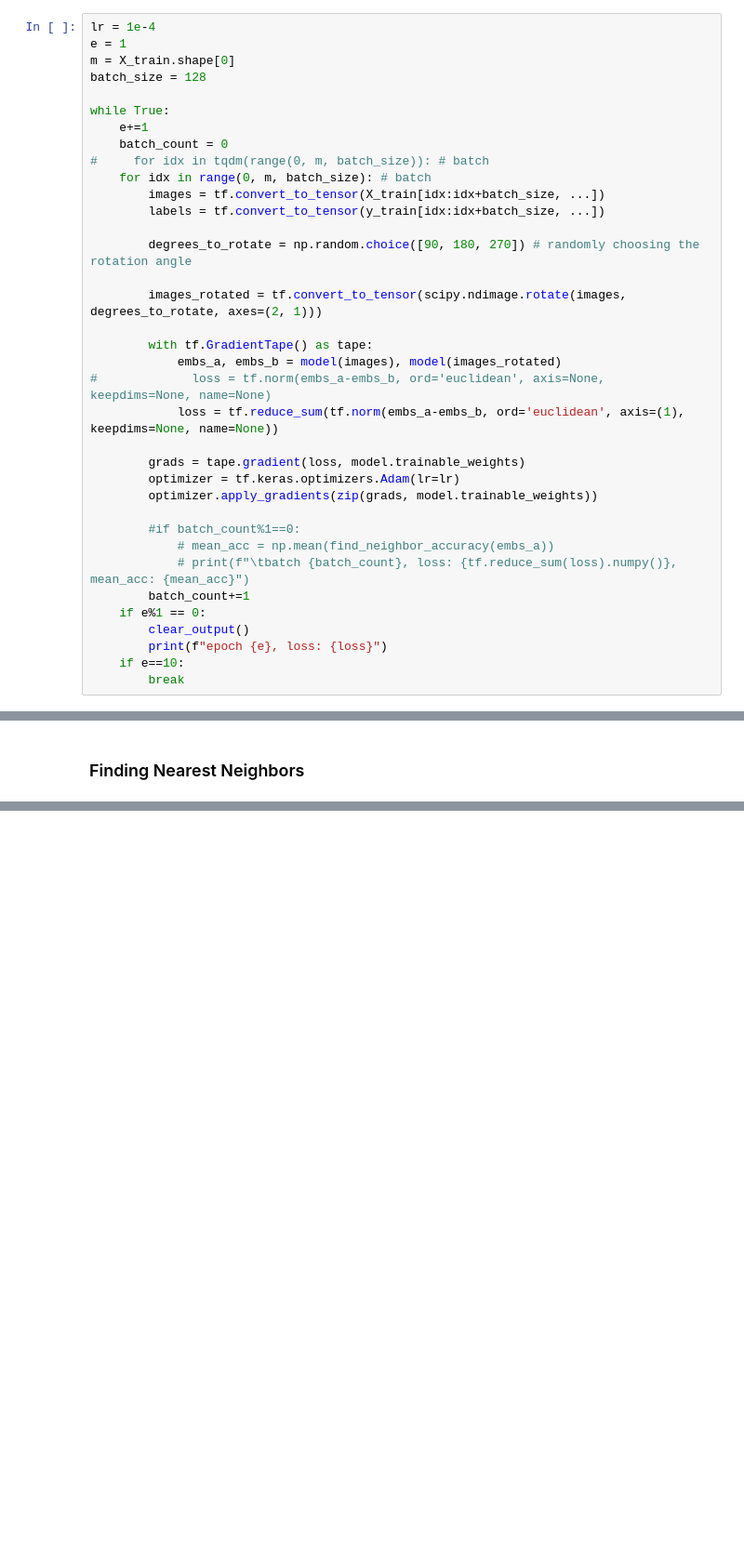
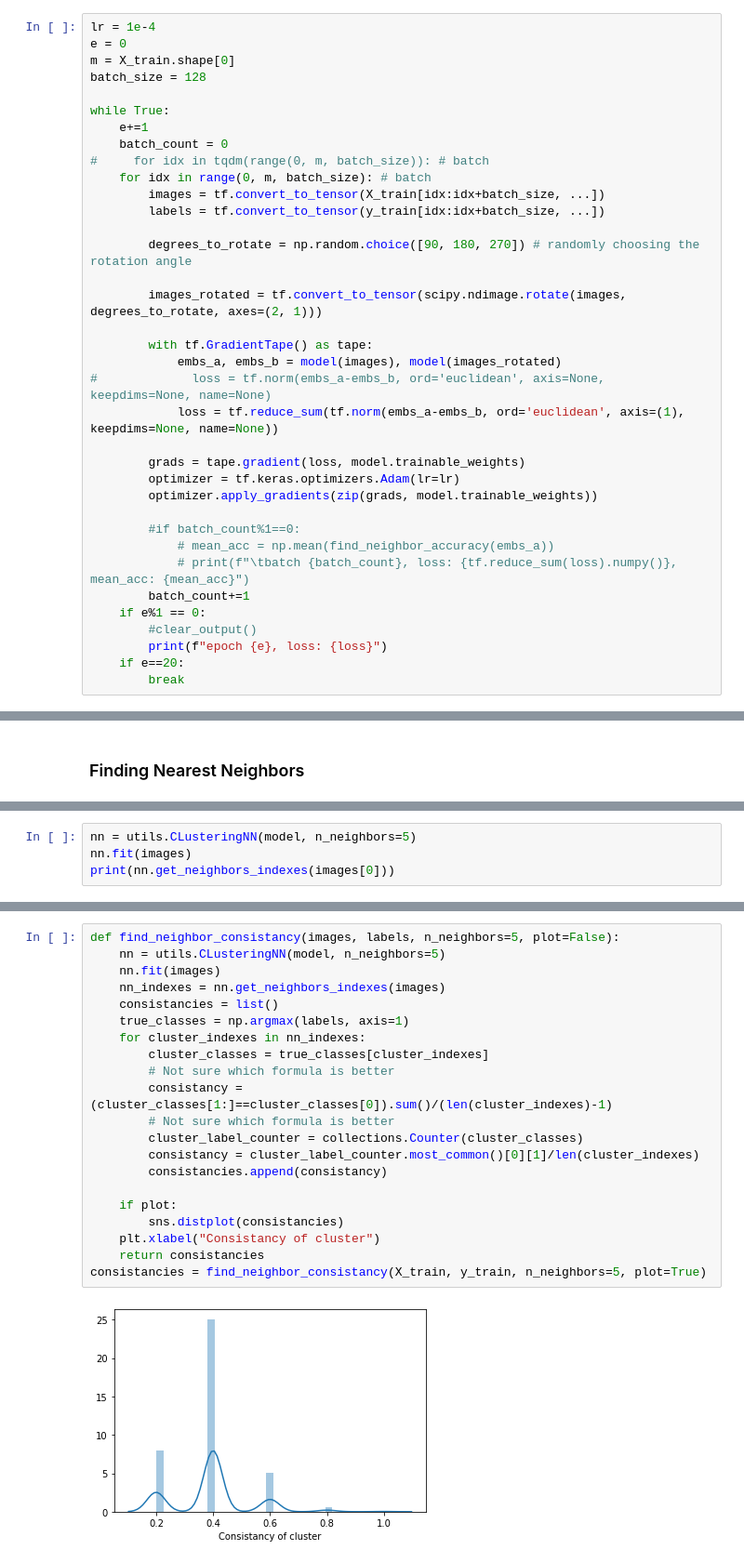
Before and after one commit to ahsanmemon/Unsupervised-Classification-Tensorflow, a Jupyter notebook: CIFAR 100/3 - Resnet 18 Classification with RotNet.ipynb, the cells around one changed output, grey strips where cells are left out. Shown: that part at 93% size. Drawn from its saved outputs; the diff is of its cells as text; blank space fills up the shorter version.

Commit message:
Finish moving backbone to utils and implement nn

```diff
--- a/CIFAR 100/3 - Resnet 18 Classification with RotNet.ipynb
+++ b/CIFAR 100/3 - Resnet 18 Classification with RotNet.ipynb
@@ -79,7 +110,7 @@ model.build(input_shape=(None, img_width, img_height, img_num_channels))
 <h3>Training for minimizing the Rotation Loss</h3>
 # %%
 lr = 1e-4
-e = 1
+e = 0
 m = X_train.shape[0]
 batch_size = 128
 
@@ -109,8 +140,8 @@ while True:
             # print(f"\tbatch {batch_count}, loss: {tf.reduce_sum(loss).numpy()}, mean_acc: {mean_acc}")
         batch_count+=1
     if e%1 == 0:
-        clear_output()
+        #clear_output()
         print(f"epoch {e}, loss: {loss}")
-    if e==10:
+    if e==20:
         break
 # %% [output]
@@ -182,0 +175,4 @@ plt.tight_layout()
+# %%
+nn = utils.CLusteringNN(model, n_neighbors=5)
+nn.fit(images)
+print(nn.get_neighbors_indexes(images[0]))
@@ -182,0 +181,23 @@ plt.tight_layout()
+# %%
+def find_neighbor_consistancy(images, labels, n_neighbors=5, plot=False):
+    nn = utils.CLusteringNN(model, n_neighbors=5)
+    nn.fit(images)
+    nn_indexes = nn.get_neighbors_indexes(images)
+    consistancies = list()
+    true_classes = np.argmax(labels, axis=1)
+    for cluster_indexes in nn_indexes:
+        cluster_classes = true_classes[cluster_indexes]
+        # Not sure which formula is better
+        consistancy = (cluster_classes[1:]==cluster_classes[0]).sum()/(len(cluster_indexes)-1)
+        # Not sure which formula is better
+        cluster_label_counter = collections.Counter(cluster_classes)
+        consistancy = cluster_label_counter.most_common()[0][1]/len(cluster_indexes)
+        consistancies.append(consistancy)
+
+    if plot:
+        sns.distplot(consistancies)
+    plt.xlabel("Consistancy of cluster")
+    return consistancies
+consistancies = find_neighbor_consistancy(X_train, y_train, n_neighbors=5, plot=True)
+# %% [output]
+[figure, added]
```
Also changed, not shown: parts of 15 cells of this notebook, 3 other files.
